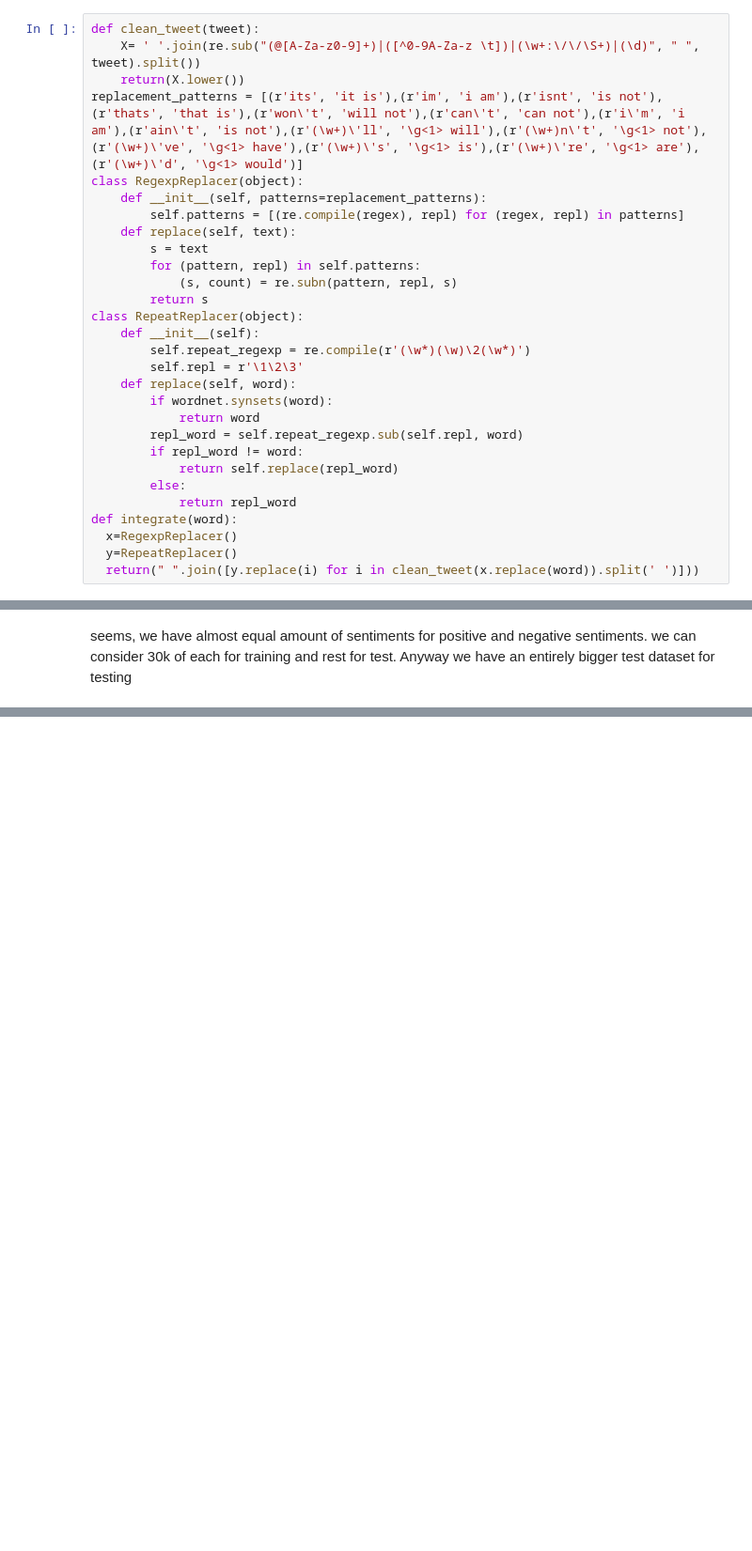
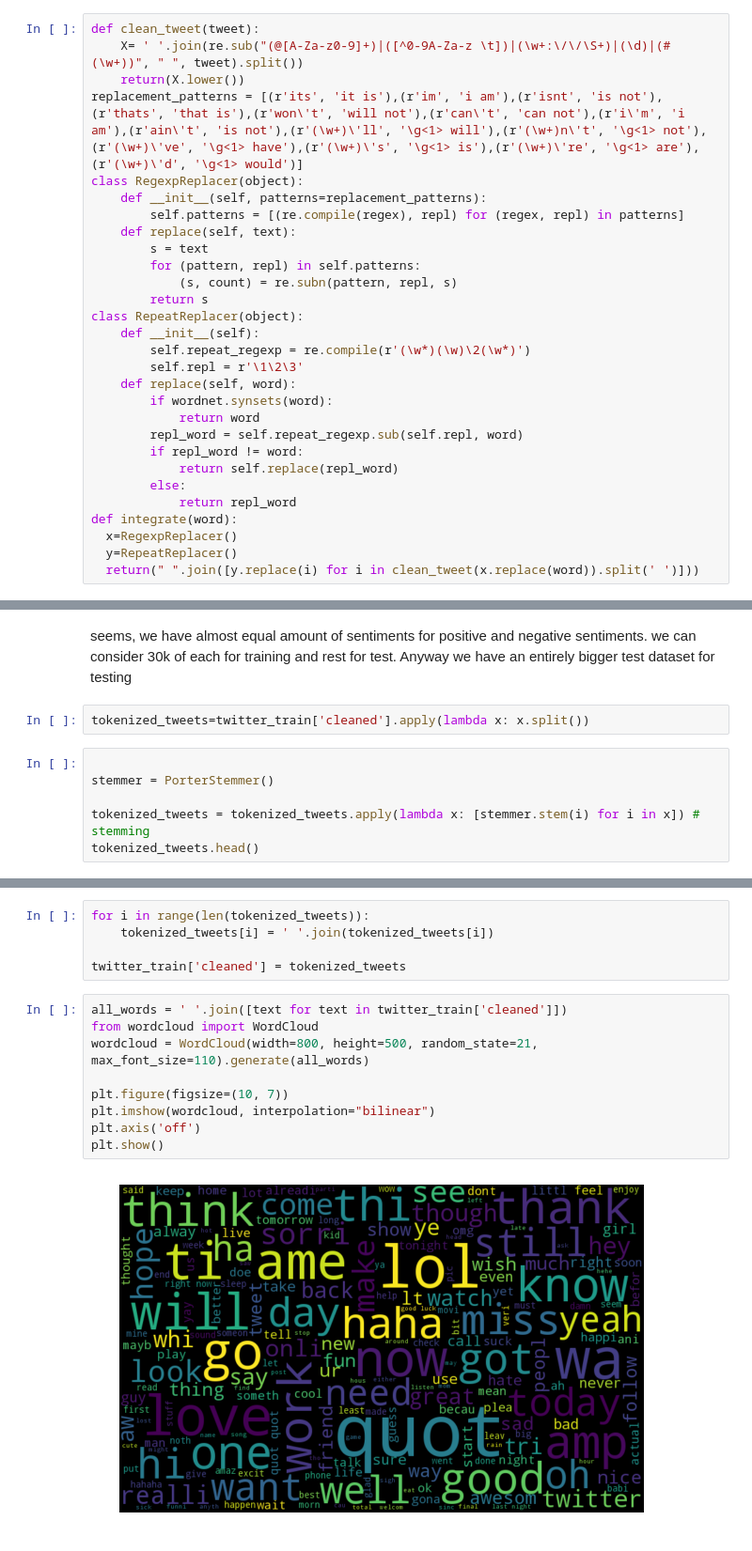
Before and after one commit to tpathanjali/ML, a Jupyter notebook: Sentiment_analysis_using_deep_learning.ipynb, the cells around one changed output, grey strips where cells are left out. Shown: that part at 94% size. Cells and saved outputs as stored; diff of their text form; blank space fills up the shorter version.

```diff
--- a/Sentiment_analysis_using_deep_learning.ipynb
+++ b/Sentiment_analysis_using_deep_learning.ipynb
@@ -59,7 +62,7 @@ below code will clean the tweets for further analysis
 *   **Integrate** will integrate all the above functions to give the output
 # %%
 def clean_tweet(tweet):
-    X= ' '.join(re.sub("(@[A-Za-z0-9]+)|([^0-9A-Za-z \t])|(\w+:\/\/\S+)|(\d)", " ", tweet).split())
+    X= ' '.join(re.sub("(@[A-Za-z0-9]+)|([^0-9A-Za-z \t])|(\w+:\/\/\S+)|(\d)|(#(\w+))", " ", tweet).split())
     return(X.lower())
 replacement_patterns = [(r'its', 'it is'),(r'im', 'i am'),(r'isnt', 'is not'),(r'thats', 'that is'),(r'won\'t', 'will not'),(r'can\'t', 'can not'),(r'i\'m', 'i am'),(r'ain\'t', 'is not'),(r'(\w+)\'ll', '\g<1> will'),(r'(\w+)n\'t', '\g<1> not'),(r'(\w+)\'ve', '\g<1> have'),(r'(\w+)\'s', '\g<1> is'),(r'(\w+)\'re', '\g<1> are'),(r'(\w+)\'d', '\g<1> would')]
 class RegexpReplacer(object):
@@ -119,3 +122,11 @@ twitter_train['Sentiment'].value_counts()
 Name: Sentiment, dtype: int64
 # %% [markdown]
 seems, we have almost equal amount of sentiments for positive and negative sentiments. we can consider 30k of each for training and rest for test. Anyway we have an entirely bigger test dataset for testing
+# %%
+tokenized_tweets=twitter_train['cleaned'].apply(lambda x: x.split())
+# %%
+
+stemmer = PorterStemmer()
+
+tokenized_tweets = tokenized_tweets.apply(lambda x: [stemmer.stem(i) for i in x]) # stemming
+tokenized_tweets.head()
@@ -121,0 +140,16 @@ seems, we have almost equal amount of sentiments for positive and negative senti
+# %%
+for i in range(len(tokenized_tweets)):
+    tokenized_tweets[i] = ' '.join(tokenized_tweets[i])
+
+twitter_train['cleaned'] = tokenized_tweets
+# %%
+all_words = ' '.join([text for text in twitter_train['cleaned']])
+from wordcloud import WordCloud
+wordcloud = WordCloud(width=800, height=500, random_state=21, max_font_size=110).generate(all_words)
+
+plt.figure(figsize=(10, 7))
+plt.imshow(wordcloud, interpolation="bilinear")
+plt.axis('off')
+plt.show()
+# %% [output]
+[figure, added]
```
Also changed, not shown: parts of 2 cells of this notebook.
